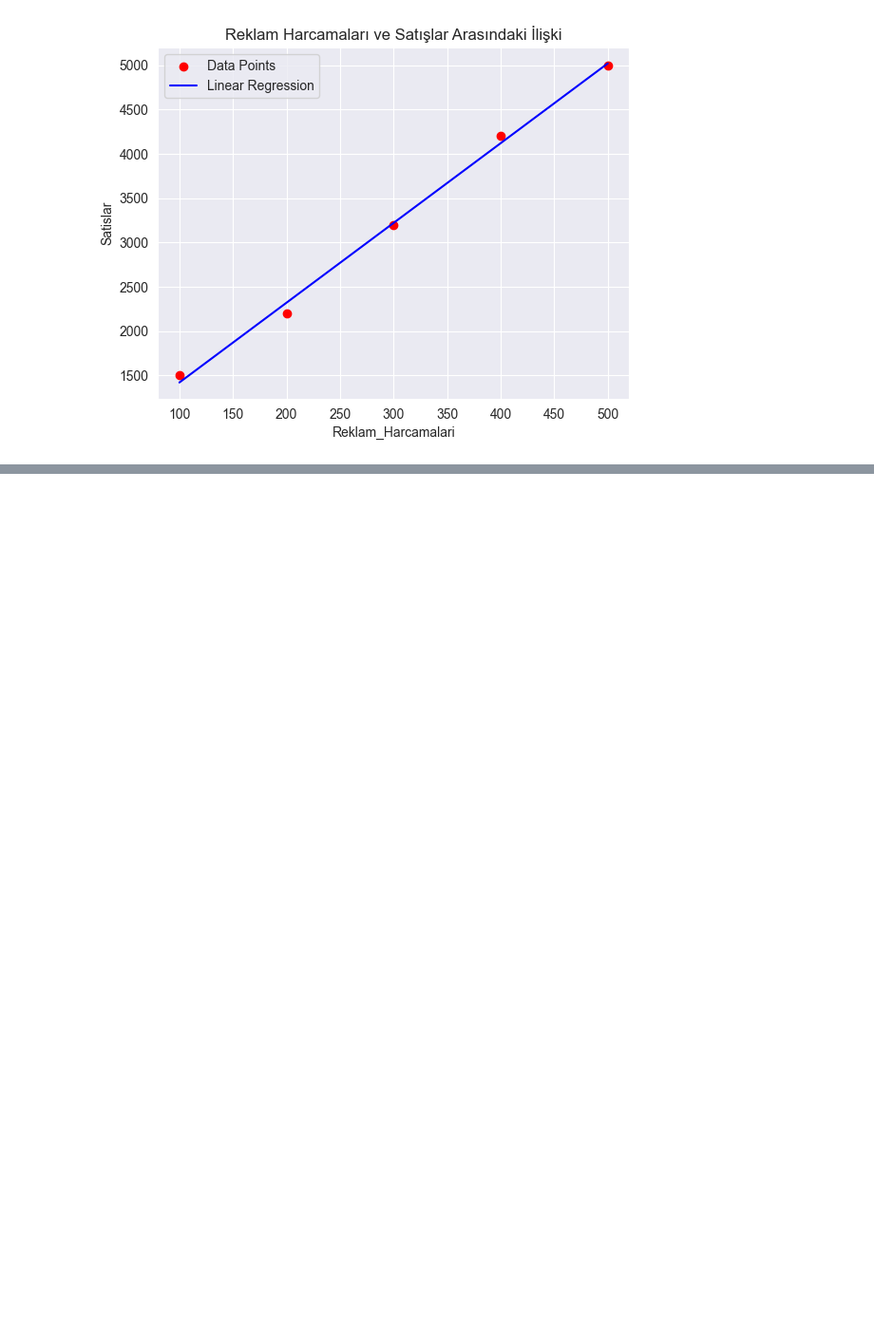
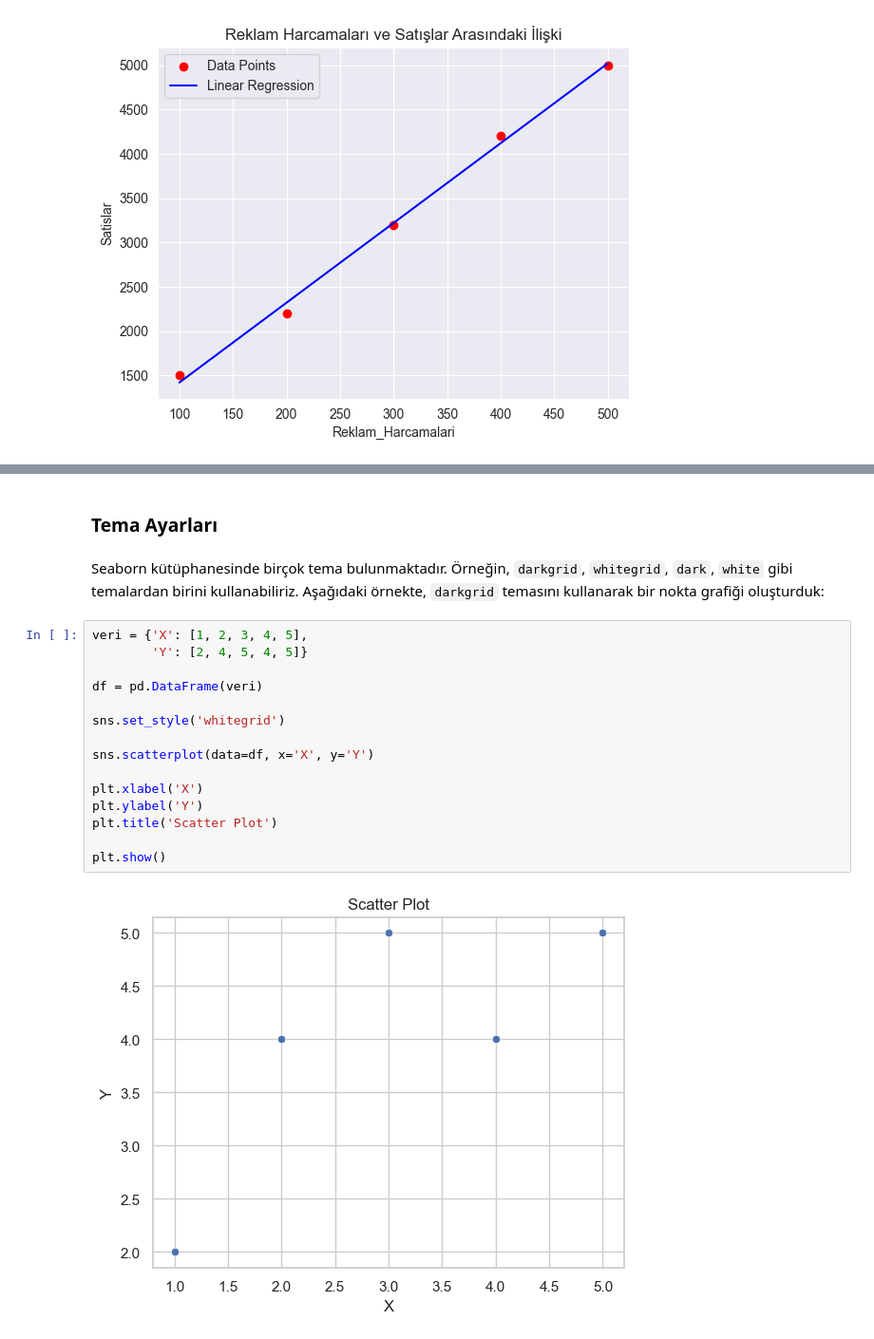
Before and after one commit to suleymangzy/Fundamentals-of-AI, a Jupyter notebook: DataVisualization/DataVisualization.ipynb, the cells around one changed output, grey strips where cells are left out. Shown: that part at 95% size. Cells and saved outputs as stored; diff of their text form; blank space fills up the shorter version.

```diff
--- a/DataVisualization/DataVisualization.ipynb
+++ b/DataVisualization/DataVisualization.ipynb
@@ -106,0 +132,21 @@ plt.show()
+# %% [markdown]
+### Tema Ayarları
+# %% [markdown]
+Seaborn kütüphanesinde birçok tema bulunmaktadır. Örneğin, `darkgrid`, `whitegrid`, `dark`, `white` gibi temalardan birini kullanabiliriz. Aşağıdaki örnekte, `darkgrid` temasını kullanarak bir nokta grafiği oluşturduk:
+# %%
+veri = {'X': [1, 2, 3, 4, 5],
+        'Y': [2, 4, 5, 4, 5]}
+
+df = pd.DataFrame(veri)
+
+sns.set_style('whitegrid')
+
+sns.scatterplot(data=df, x='X', y='Y')
+
+plt.xlabel('X')
+plt.ylabel('Y')
+plt.title('Scatter Plot')
+
+plt.show()
+# %% [output]
+[figure, added]
```
Also changed, not shown: parts of 9 cells of this notebook.
